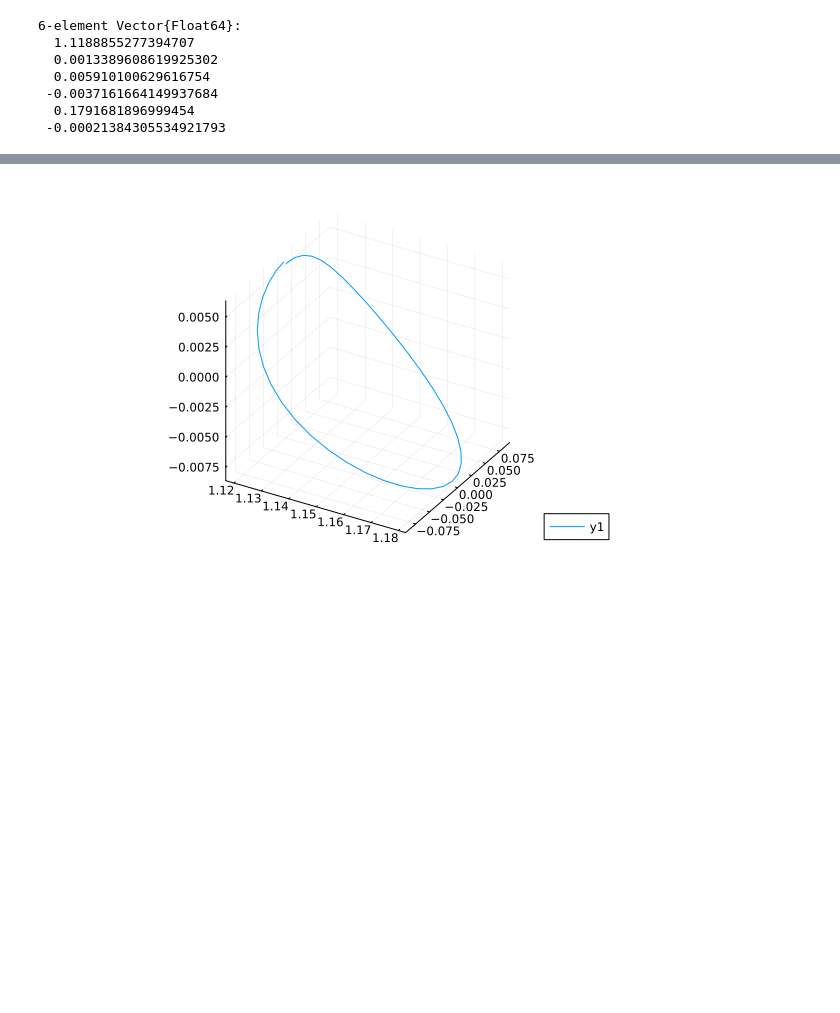
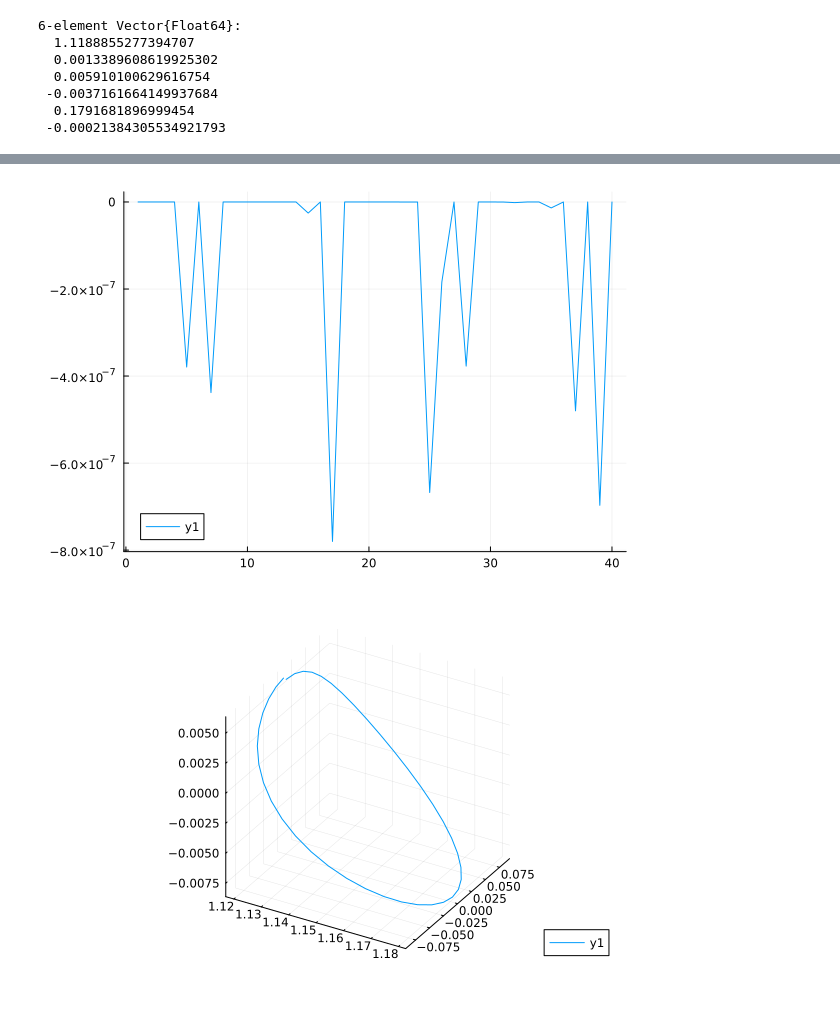
Before and after one commit to vegaf1/convex_mpc_stationkeeping, a Jupyter notebook: simulation_test.ipynb, the cells around one changed output, grey strips where cells are left out. Saved outputs shown, nothing was run; the diff lists cells and outputs as text; code cells hidden in the pictures; blank space fills up the shorter version.

```diff
--- a/simulation_test.ipynb
+++ b/simulation_test.ipynb
@@ -285,3 +286,7 @@ true
+# %%
+plot(utraj[2, 41:80])
+# %% [output]
+[figure, added]
 # %%
 #simulation is off due to numerical error. very small Δu
 
```
Also changed, not shown: parts of 13 cells of this notebook.
